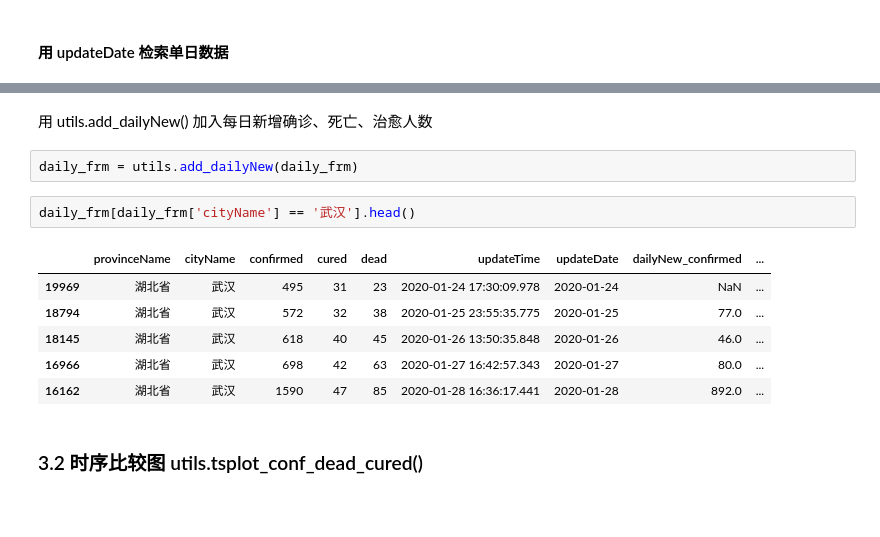
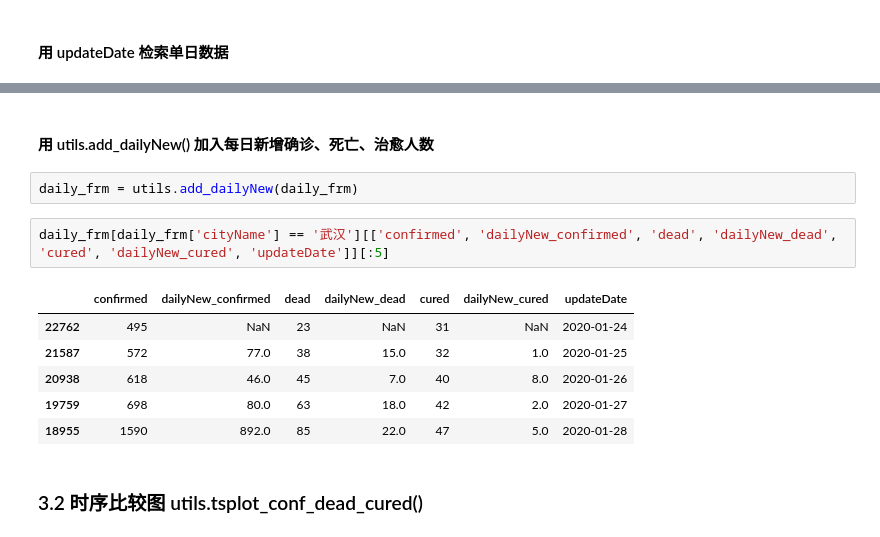
Before and after one commit to jianxu305/nCov2019_analysis, a Jupyter notebook: src/demo.ipynb, the cells around one changed output, grey strips where cells are left out. Cells and saved outputs as stored; diff of their text form; blank space fills up the shorter version.

```diff
--- a/src/demo.ipynb
+++ b/src/demo.ipynb
@@ -105,17 +104,17 @@ daily_frm[daily_frm['updateDate'] == pd.to_datetime('2020-01-27')]
 317 rows × 7 columns
 # %% [markdown]
-用 utils.add_dailyNew() 加入每日新增确诊、死亡、治愈人数
+#### 用 utils.add_dailyNew() 加入每日新增确诊、死亡、治愈人数
 # %%
 daily_frm = utils.add_dailyNew(daily_frm)
 # %%
-daily_frm[daily_frm['cityName'] == '武汉'].head()
+daily_frm[daily_frm['cityName'] == '武汉'][['confirmed', 'dailyNew_confirmed', 'dead', 'dailyNew_dead', 'cured', 'dailyNew_cured', 'updateDate']][:5]
 # %% [output]
-|  | provinceName | cityName | confirmed | cured | dead | updateTime | updateDate | dailyNew_confirmed | ... |
-| 19969 | 湖北省 | 武汉 | 495 | 31 | 23 | 2020-01-24 17:30:09.978 | 2020-01-24 | NaN | ... |
-| 18794 | 湖北省 | 武汉 | 572 | 32 | 38 | 2020-01-25 23:55:35.775 | 2020-01-25 | 77.0 | ... |
-| 18145 | 湖北省 | 武汉 | 618 | 40 | 45 | 2020-01-26 13:50:35.848 | 2020-01-26 | 46.0 | ... |
-| 16966 | 湖北省 | 武汉 | 698 | 42 | 63 | 2020-01-27 16:42:57.343 | 2020-01-27 | 80.0 | ... |
-| 16162 | 湖北省 | 武汉 | 1590 | 47 | 85 | 2020-01-28 16:36:17.441 | 2020-01-28 | 892.0 | ... |
+|  | confirmed | dailyNew_confirmed | dead | dailyNew_dead | cured | dailyNew_cured | updateDate |
+| 22762 | 495 | NaN | 23 | NaN | 31 | NaN | 2020-01-24 |
+| 21587 | 572 | 77.0 | 38 | 15.0 | 32 | 1.0 | 2020-01-25 |
+| 20938 | 618 | 46.0 | 45 | 7.0 | 40 | 8.0 | 2020-01-26 |
+| 19759 | 698 | 80.0 | 63 | 18.0 | 42 | 2.0 | 2020-01-27 |
+| 18955 | 1590 | 892.0 | 85 | 22.0 | 47 | 5.0 | 2020-01-28 |
 # %% [markdown]
 ### 3.2 时序比较图 utils.tsplot_conf_dead_cured()
 # %% [markdown]
```
Also changed, not shown: parts of 10 cells of this notebook, 3 other files.
